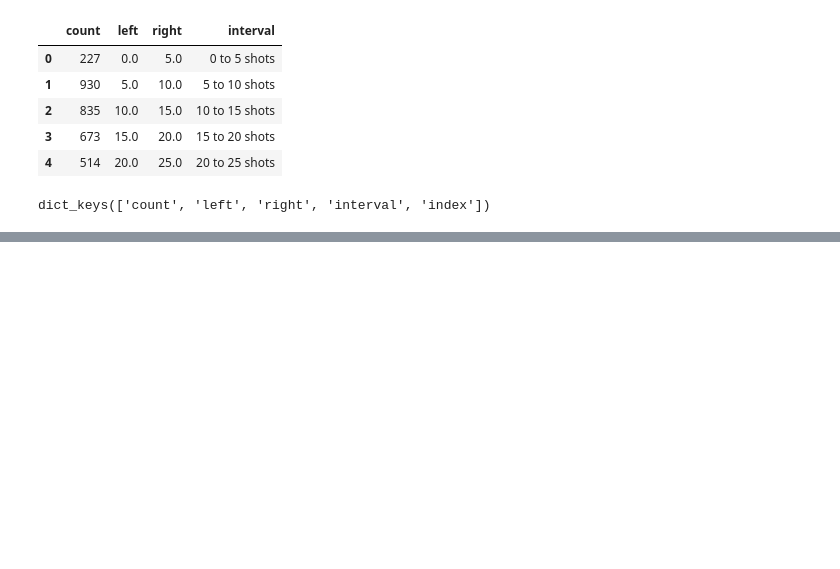
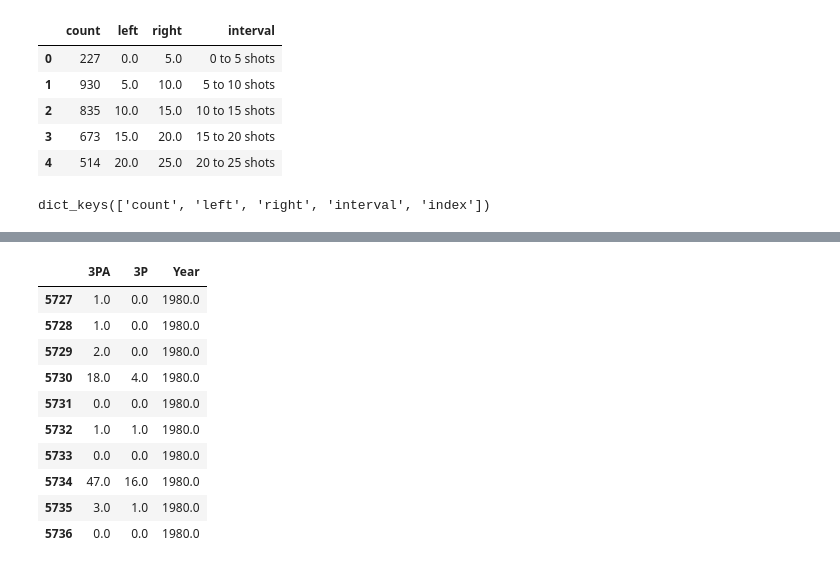
Before and after one commit to larocquedylan/NBA_Analytics, a Jupyter notebook: NBA_DataViz.ipynb, the cells around one changed output, grey strips where cells are left out. Saved outputs shown, nothing was run; the diff lists cells and outputs as text; code cells hidden in the pictures; blank space fills up the shorter version.

```diff
--- a/NBA_DataViz.ipynb
+++ b/NBA_DataViz.ipynb
@@ -132,0 +152,14 @@ show(plot_2)
+# %%
+DF[["3PA", "3P", "Year"]][:10]
+# %% [output]
+|  | 3PA | 3P | Year |
+| 5727 | 1.0 | 0.0 | 1980.0 |
+| 5728 | 1.0 | 0.0 | 1980.0 |
+| 5729 | 2.0 | 0.0 | 1980.0 |
+| 5730 | 18.0 | 4.0 | 1980.0 |
+| 5731 | 0.0 | 0.0 | 1980.0 |
+| 5732 | 1.0 | 1.0 | 1980.0 |
+| 5733 | 0.0 | 0.0 | 1980.0 |
+| 5734 | 47.0 | 16.0 | 1980.0 |
+| 5735 | 3.0 | 1.0 | 1980.0 |
+| 5736 | 0.0 | 0.0 | 1980.0 |
```
Also changed, not shown: parts of 7 cells of this notebook.
